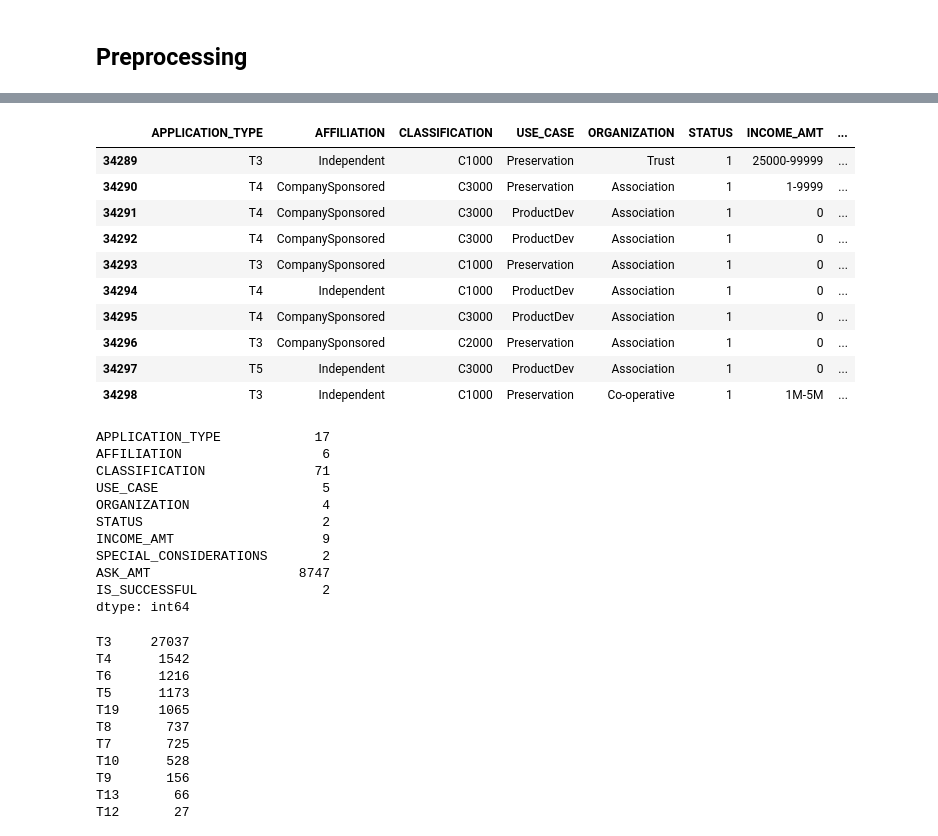
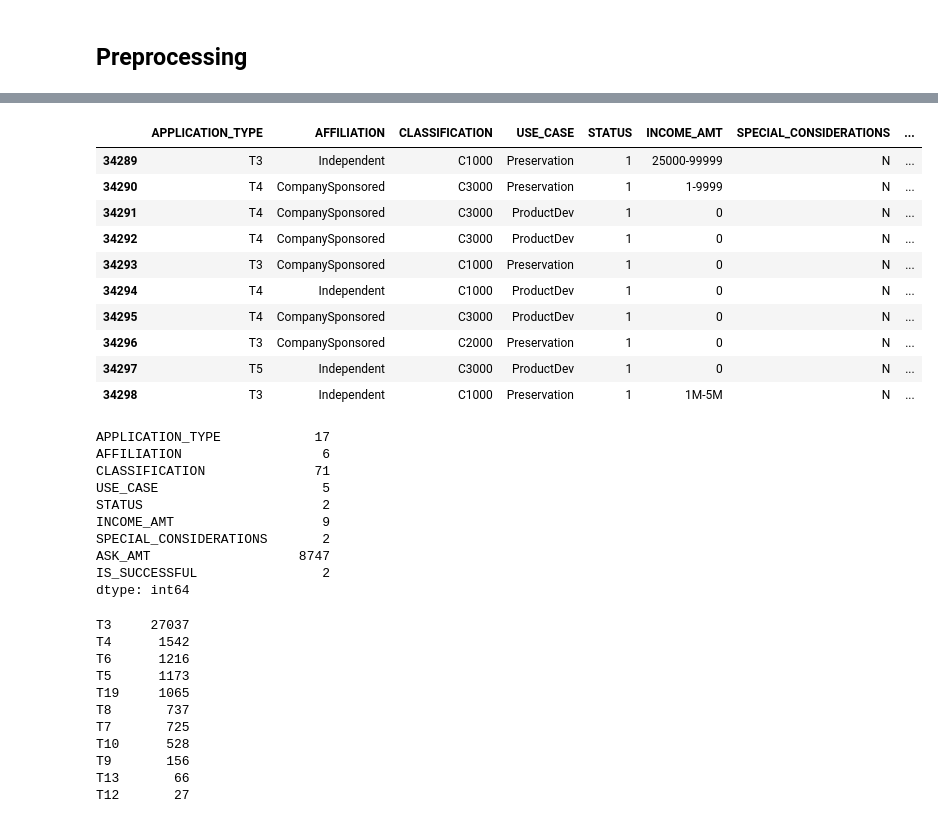
Before and after one commit to Ao-27/deep-learning-challengeMod21, a Jupyter notebook: deep-learning-Optimize_2_Code.ipynb, the cells around one changed output, grey strips where cells are left out. Drawn from its saved outputs; the diff is of its cells as text; code cells hidden in the pictures.

```diff
--- a/deep-learning-Optimize_2_Code.ipynb
+++ b/deep-learning-Optimize_2_Code.ipynb
@@ -20,20 +25,20 @@ application_df.head()
 | 4 | 10556103 | GENETIC RESEARCH INSTITUTE OF THE... | T3 | Independent | C1000 | Heathcare | Trust | 1 | ... |
 # %%
 # Drop the non-beneficial ID columns, 'EIN' and 'NAME'.
-cleaned_application_df = application_df.drop(['EIN', 'NAME'], axis=1)
+cleaned_application_df = application_df.drop(['EIN', 'NAME','ORGANIZATION'], axis=1)  #,  'USE_CASE', 'AFFILIATION','ORGANIZATION'], axis=1)
 cleaned_application_df.tail(10)
 # %% [output]
-|  | APPLICATION_TYPE | AFFILIATION | CLASSIFICATION | USE_CASE | ORGANIZATION | STATUS | INCOME_AMT | ... |
-| 34289 | T3 | Independent | C1000 | Preservation | Trust | 1 | 25000-99999 | ... |
-| 34290 | T4 | CompanySponsored | C3000 | Preservation | Association | 1 | 1-9999 | ... |
-| 34291 | T4 | CompanySponsored | C3000 | ProductDev | Association | 1 | 0 | ... |
-| 34292 | T4 | CompanySponsored | C3000 | ProductDev | Association | 1 | 0 | ... |
-| 34293 | T3 | CompanySponsored | C1000 | Preservation | Association | 1 | 0 | ... |
-| 34294 | T4 | Independent | C1000 | ProductDev | Association | 1 | 0 | ... |
-| 34295 | T4 | CompanySponsored | C3000 | ProductDev | Association | 1 | 0 | ... |
-| 34296 | T3 | CompanySponsored | C2000 | Preservation | Association | 1 | 0 | ... |
-| 34297 | T5 | Independent | C3000 | ProductDev | Association | 1 | 0 | ... |
-| 34298 | T3 | Independent | C1000 | Preservation | Co-operative | 1 | 1M-5M | ... |
+|  | APPLICATION_TYPE | AFFILIATION | CLASSIFICATION | USE_CASE | STATUS | INCOME_AMT | SPECIAL_CONSIDERATIONS | ... |
+| 34289 | T3 | Independent | C1000 | Preservation | 1 | 25000-99999 | N | ... |
+| 34290 | T4 | CompanySponsored | C3000 | Preservation | 1 | 1-9999 | N | ... |
+| 34291 | T4 | CompanySponsored | C3000 | ProductDev | 1 | 0 | N | ... |
+| 34292 | T4 | CompanySponsored | C3000 | ProductDev | 1 | 0 | N | ... |
+| 34293 | T3 | CompanySponsored | C1000 | Preservation | 1 | 0 | N | ... |
+| 34294 | T4 | Independent | C1000 | ProductDev | 1 | 0 | N | ... |
+| 34295 | T4 | CompanySponsored | C3000 | ProductDev | 1 | 0 | N | ... |
+| 34296 | T3 | CompanySponsored | C2000 | Preservation | 1 | 0 | N | ... |
+| 34297 | T5 | Independent | C3000 | ProductDev | 1 | 0 | N | ... |
+| 34298 | T3 | Independent | C1000 | Preservation | 1 | 1M-5M | N | ... |
 # %%
 # Determine the number of unique values in each column.
 
@@ -45,7 +50,6 @@ APPLICATION_TYPE            17
 AFFILIATION                  6
 CLASSIFICATION              71
 USE_CASE                     5
-ORGANIZATION                 4
 STATUS                       2
 INCOME_AMT                   9
 SPECIAL_CONSIDERATIONS       2
```
Also changed, not shown: parts of 16 cells of this notebook, 5 other files.
